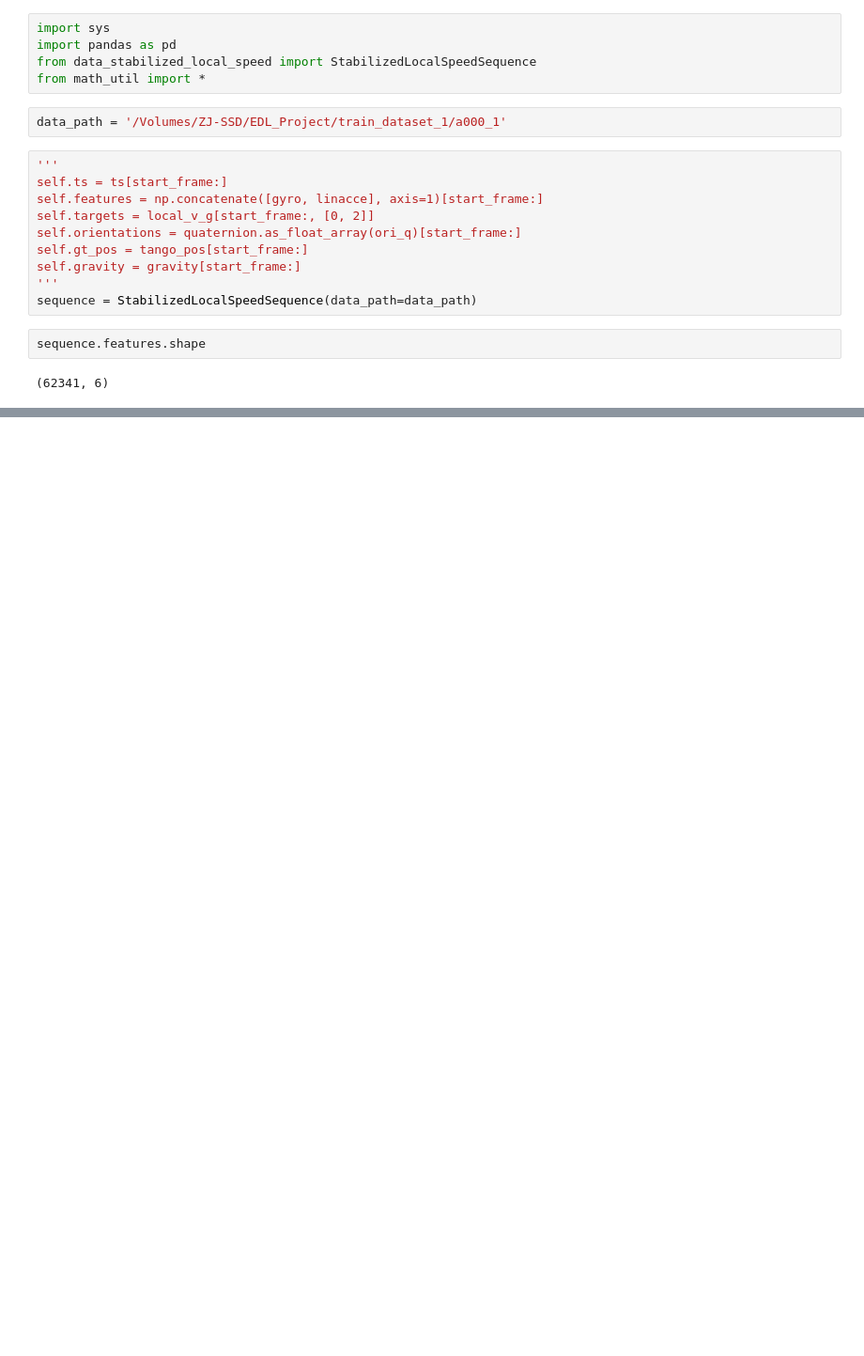
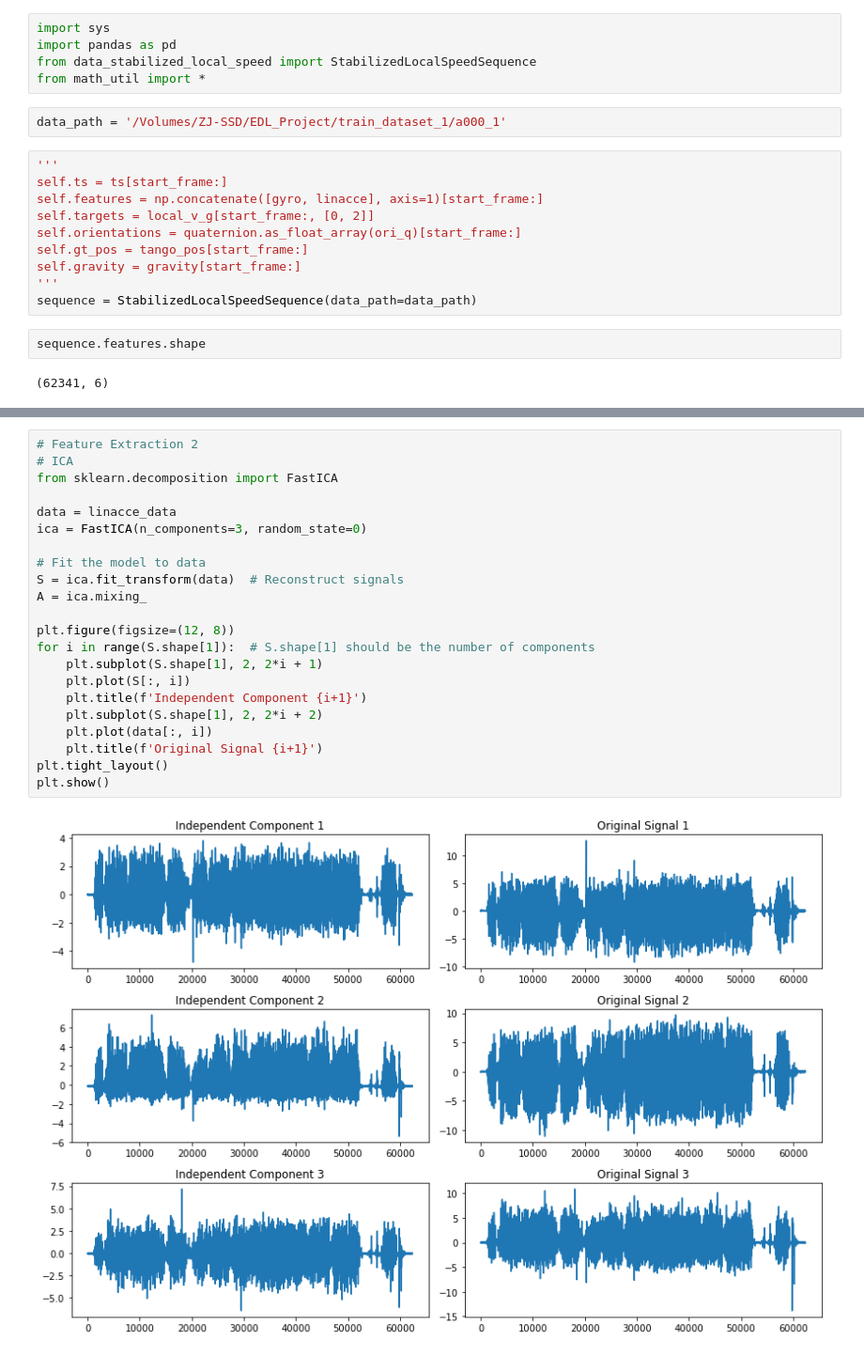
Before and after one commit to ZJendex/ronin, a Jupyter notebook: source/baselines/Ronin_feature_extraction.ipynb, the cells around one changed output, grey strips where cells are left out. Shown at 94% size. Saved outputs shown, nothing was run; the diff lists cells and outputs as text; blank space fills up the shorter version.

Commit message:
feature extraction v1

```diff
--- a/source/baselines/Ronin_feature_extraction.ipynb
+++ b/source/baselines/Ronin_feature_extraction.ipynb
@@ -28,0 +45,24 @@ array([[ 0.00462442, -0.01157589,  0.00862789,  0.02115977,  0.01436375,
+# %%
+# Feature Extraction 2
+# ICA
+from sklearn.decomposition import FastICA
+
+data = linacce_data
+ica = FastICA(n_components=3, random_state=0)
+
+# Fit the model to data
+S = ica.fit_transform(data)  # Reconstruct signals
+A = ica.mixing_
+
+plt.figure(figsize=(12, 8))
+for i in range(S.shape[1]):  # S.shape[1] should be the number of components
+    plt.subplot(S.shape[1], 2, 2*i + 1)
+    plt.plot(S[:, i])
+    plt.title(f'Independent Component {i+1}')
+    plt.subplot(S.shape[1], 2, 2*i + 2)
+    plt.plot(data[:, i])
+    plt.title(f'Original Signal {i+1}')
+plt.tight_layout()
+plt.show()
+# %% [output]
+[figure, added]
```
Also changed, not shown: parts of 6 cells of this notebook.
